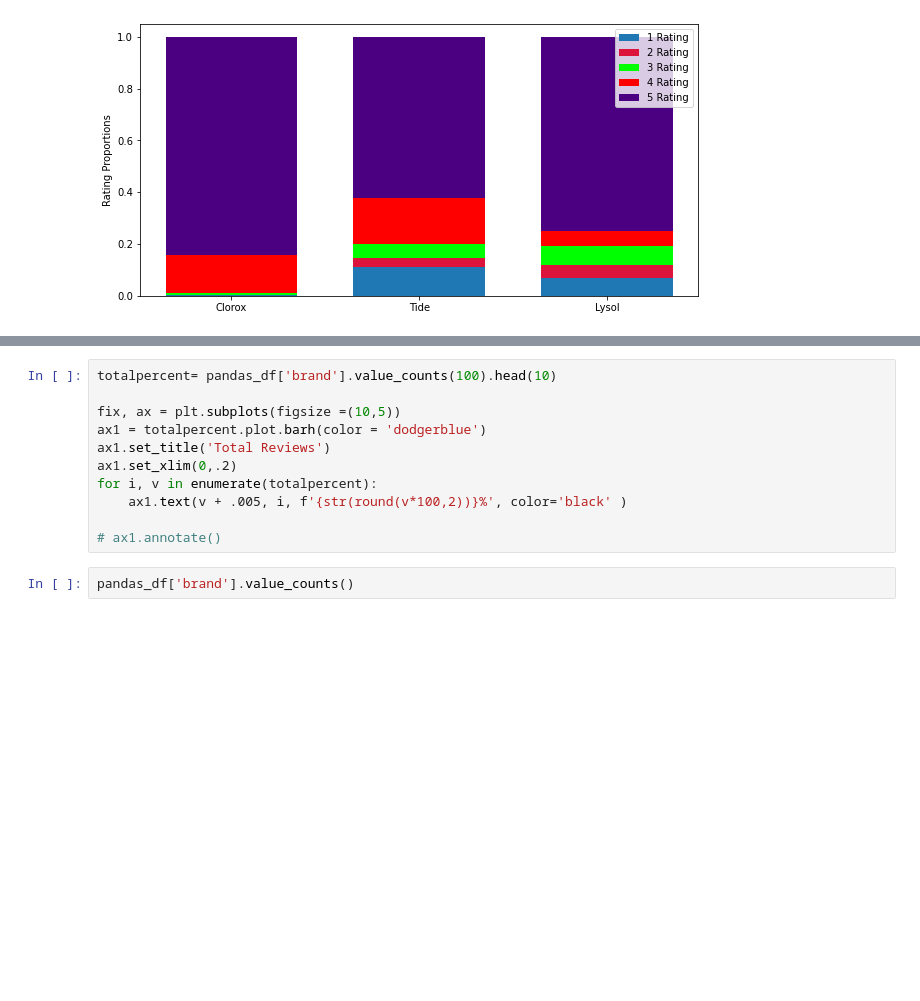
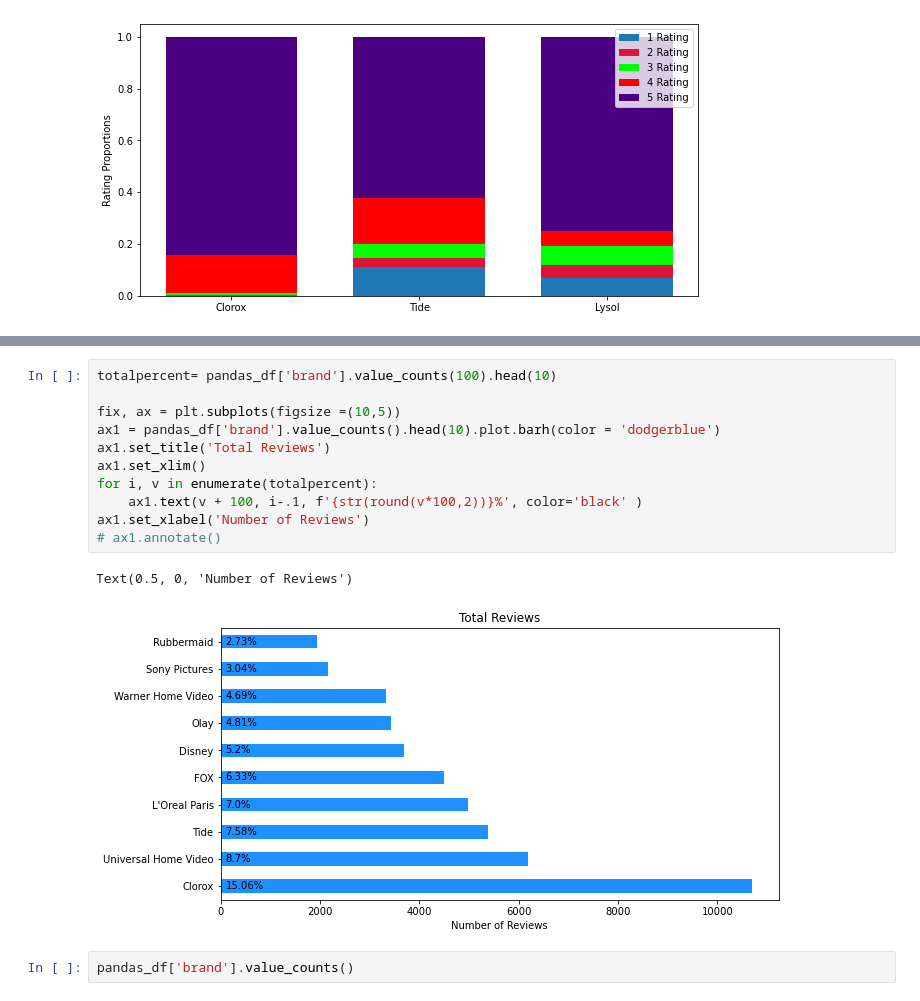
Before and after one commit to shigos/Social-Proof-Analysis-, a Jupyter notebook: notebook/win-note.ipynb, the cells around one changed output, grey strips where cells are left out. Saved outputs shown, nothing was run; the diff lists cells and outputs as text; blank space fills up the shorter version.

```diff
--- a/notebook/win-note.ipynb
+++ b/notebook/win-note.ipynb
@@ -257,14 +345,17 @@ plt.figure
 # %%
 totalpercent= pandas_df['brand'].value_counts(100).head(10)
 
 fix, ax = plt.subplots(figsize =(10,5))
-ax1 = totalpercent.plot.barh(color = 'dodgerblue')
+ax1 = pandas_df['brand'].value_counts().head(10).plot.barh(color = 'dodgerblue')
 ax1.set_title('Total Reviews')
-ax1.set_xlim(0,.2)
+ax1.set_xlim()
 for i, v in enumerate(totalpercent):
-    ax1.text(v + .005, i, f'{str(round(v*100,2))}%', color='black' )
-
+    ax1.text(v + 100, i-.1, f'{str(round(v*100,2))}%', color='black' )
+ax1.set_xlabel('Number of Reviews')
 # ax1.annotate()
+# %% [output]
+Text(0.5, 0, 'Number of Reviews')
+[figure, added]
 # %%
 pandas_df['brand'].value_counts()
 # %%
```
Also changed, not shown: parts of 17 cells of this notebook.
